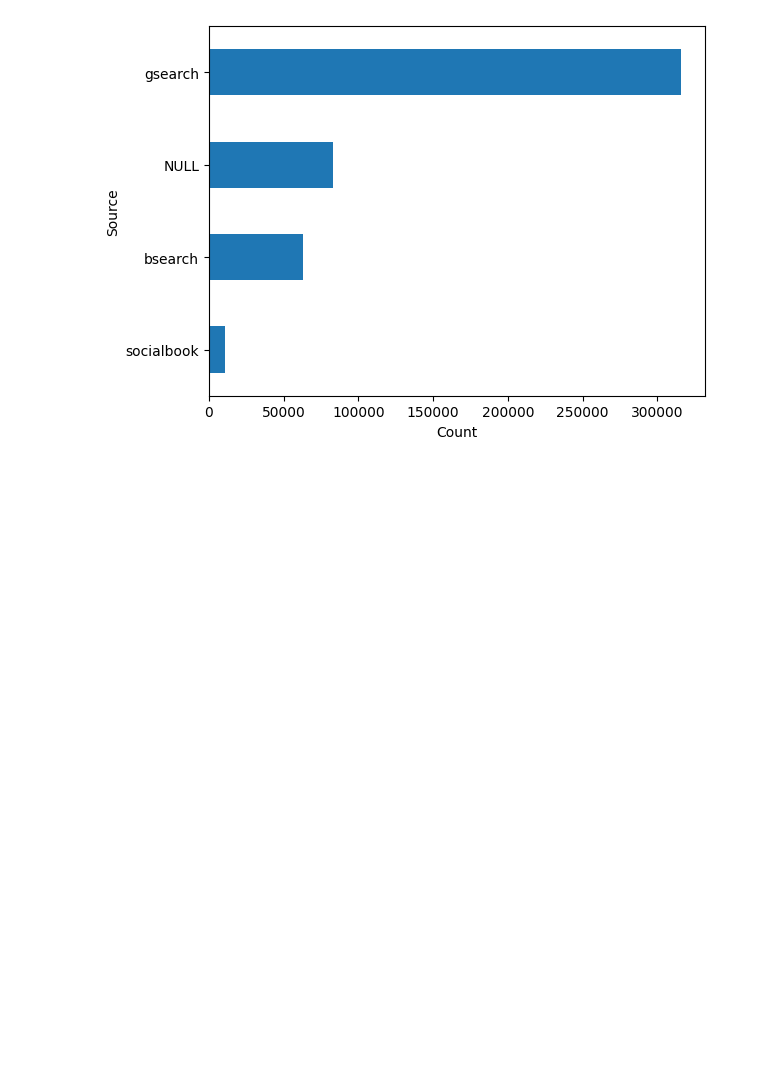
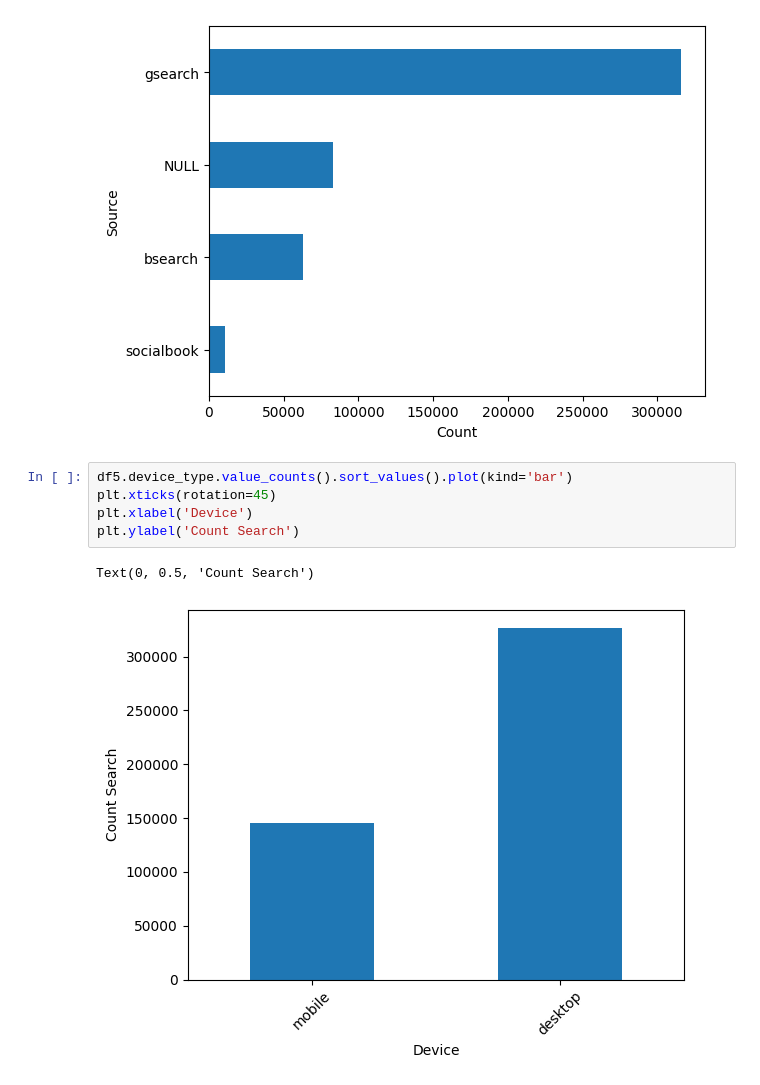
Before and after one commit to krasigarev/Python-Connection-With-SQL-Server, a Jupyter notebook: data_analysis_1.ipynb, the cells around one changed output. Saved outputs shown, nothing was run; the diff lists cells and outputs as text; blank space fills up the shorter version.

```diff
--- a/data_analysis_1.ipynb
+++ b/data_analysis_1.ipynb
@@ -147,3 +147,11 @@ plt.ylabel('Source')
 # %% [output]
 Text(0, 0.5, 'Source')
 [figure]
+# %%
+df5.device_type.value_counts().sort_values().plot(kind='bar')
+plt.xticks(rotation=45)
+plt.xlabel('Device')
+plt.ylabel('Count Search')
+# %% [output]
+Text(0, 0.5, 'Count Search')
+[figure, added]
```
